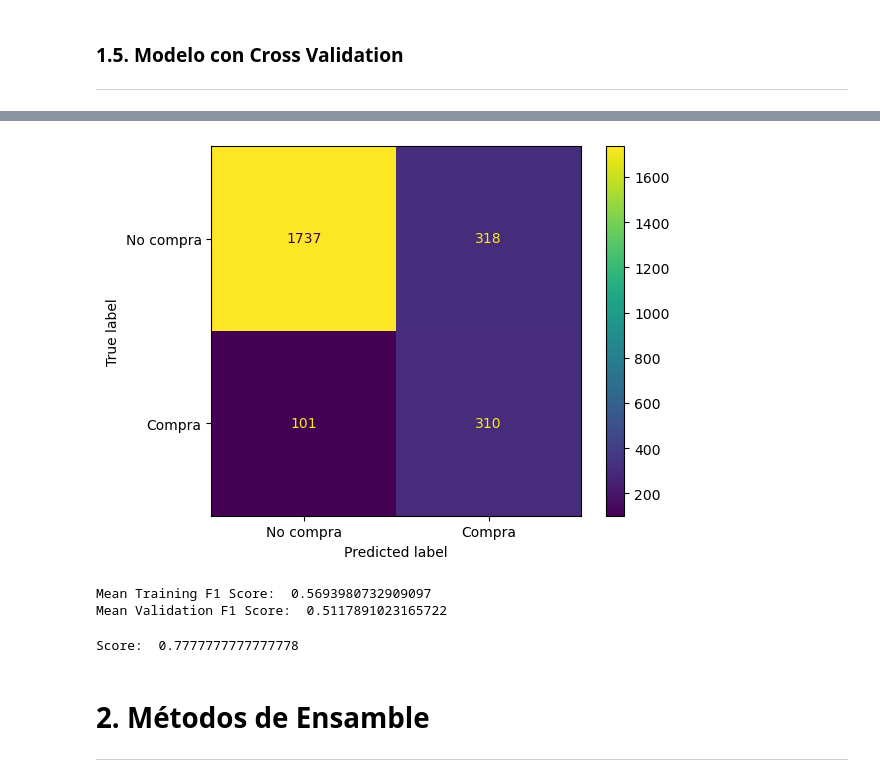
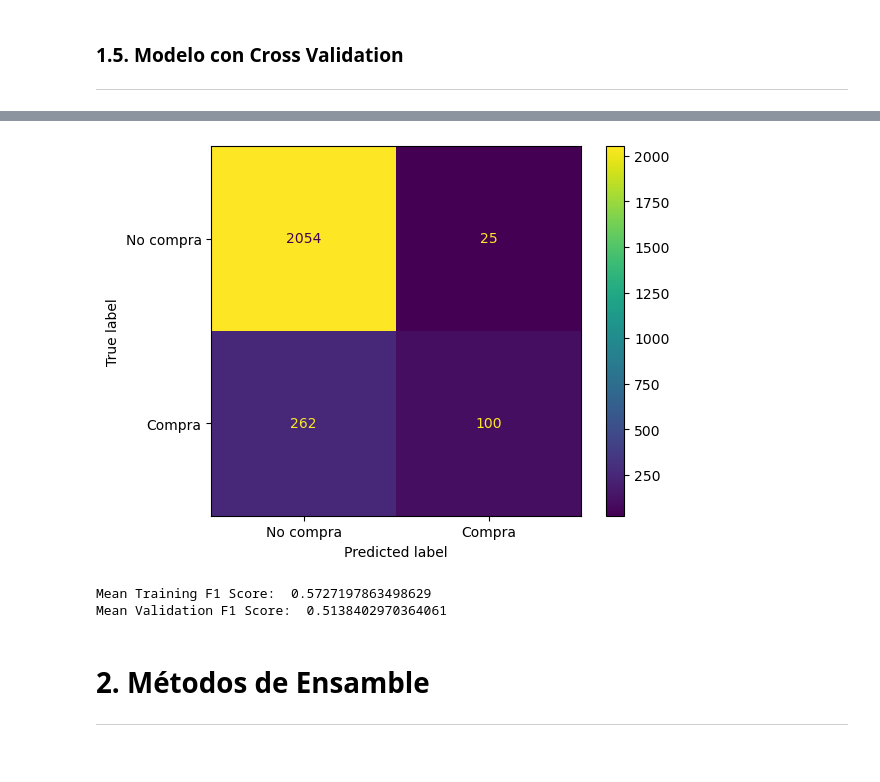
Before and after one commit to Leostark95/Anal-tica-II---Proyecto-1, a Jupyter notebook: decision_tree.ipynb, the cells around one changed output, grey strips where cells are left out. Saved outputs shown, nothing was run; the diff lists cells and outputs as text; code cells hidden in the pictures.

```diff
--- a/decision_tree.ipynb
+++ b/decision_tree.ipynb
@@ -509,9 +478,9 @@ print("Área bajo la curva (AUC) - Submuestreo:", auc_sub)
 # %%
 from sklearn.model_selection import train_test_split
-X_train, X_test, y_train, y_test = train_test_split(X, y, test_size=0.2, random_state=42)
+X_train_log_over, X_test_log_over, y_train_log_over, y_test_log_over = train_test_split(X_log_over, y_log_over, test_size = 0.2, random_state = 123)
 
-print('Tamaño del conjunto de entrenamiento: ', X_train.shape)
-print('Tamaño del conjunto de validación: ', X_test.shape)
+print('Tamaño del conjunto de entrenamiento: ', X_train_log_over.shape)
+print('Tamaño del conjunto de validación: ', X_test_log_over.shape)
 # %% [output]
 Tamaño del conjunto de entrenamiento:  (9864, 70)
 Tamaño del conjunto de validación:  (2466, 70)
@@ -633,6 +568,6 @@ Exactitud en el entrenamiento: 0.813
 # %%
-y_pred = modelo_3.predict(X_test_wrap)
+y_pred_log_wrap = model_log_wrap.predict(X_test_wrap)
 
 # Exactitud en el conjunto de validación
-print('Exactitud en la validacion: %.3f'  %accuracy_score(y_test, y_pred))
+print('Exactitud en la validacion: %.4f'  %accuracy_score(y_test, y_pred_log_wrap))
 # %% [output]
@@ -647,18 +581,0 @@ plt.show()
-# %%
-from sklearn.metrics import classification_report, accuracy_score, confusion_matrix, ConfusionMatrixDisplay
-
-y_train_pred = modelo_3.predict(X_train_wrap)
-accuracy_train = accuracy_score(y_train, y_train_pred)
-reporte_train = classification_report(y_train, y_train_pred)
-
-print("Reporte de clasificación para el conjunto de entrenamiento:")
-print(reporte_train)
-print("Precisión (accuracy) en el conjunto de entrenamiento:", accuracy_train)
-
-y_pred = modelo_3.predict(X_test_wrap)
-accuracy_test = accuracy_score(y_test, y_pred)
-reporte_test = classification_report(y_test, y_pred)
-
-print("\nReporte de clasificación para el conjunto de prueba:")
-print(reporte_test)
-print("Precisión (accuracy) en el conjunto de prueba:", accuracy_test)
@@ -708,6 +631,6 @@ Exactitud en el entrenamiento: 0.816
 # %%
-y_pred = modelo_4.predict(X_test_intg)
+y_pred_log_intg = model_log_intg.predict(X_test_intg)
 
 # Exactitud en el conjunto de validación
-print('Exactitud en la validacion: %.3f'  %accuracy_score(y_test, y_pred))
+print('Exactitud en la validacion: %.3f'  %accuracy_score(y_test, y_pred_log_intg))
 # %% [output]
@@ -803,27 +770,17 @@ modelo_5_result = cross_validation(modelo_5, X, y, 5)
 # %%
-mc_cv = confusion_matrix(y_test, y_pred_over)
+mc_log_CV = confusion_matrix(y_test, y_pred)
 
-mc_cv_display = ConfusionMatrixDisplay(confusion_matrix = mc_cv, display_labels=['No compra', 'Compra'])
+mc_cv_display = ConfusionMatrixDisplay(confusion_matrix = mc_log_CV, display_labels=['No compra', 'Compra'])
 mc_cv_display.plot()
 plt.show()
 # %% [output]
-[figure, old version]
+[figure, new version]
 # %%
-print("Mean Training F1 Score: ", modelo_5_result['Mean Training F1 Score'],
-      "\nMean Validation F1 Score: ", modelo_5_result['Mean Validation F1 Score'])
+print("Mean Training F1 Score: ", model_log_CV_2_result['Mean Training F1 Score'],
+      "\nMean Validation F1 Score: ", model_log_CV_2_result['Mean Validation F1 Score'])
 # %% [output]
-Mean Training F1 Score:  0.5693980732909097
-Mean Validation F1 Score:  0.5117891023165722
+Mean Training F1 Score:  0.5727197863498629
+Mean Validation F1 Score:  0.5138402970364061
-# %%
-# Otra alternativa utilizando LogisticRegressionCV
-from sklearn.linear_model import LogisticRegressionCV
-
-# Definición de modelo y ajuste a todos los datos
-log_recall = LogisticRegressionCV(cv=10, random_state=0, class_weight="balanced", scoring='recall', max_iter=300).fit(X, y)
-
-print("Score: ", log_recall.score(X, y))
-# %% [output]
-Score:  0.7777777777777778
 # %% [markdown]
 # <font color='056938'> **2. Métodos de Ensamble** </font>
 ---
```
Also changed, not shown: parts of 96 cells of this notebook.
